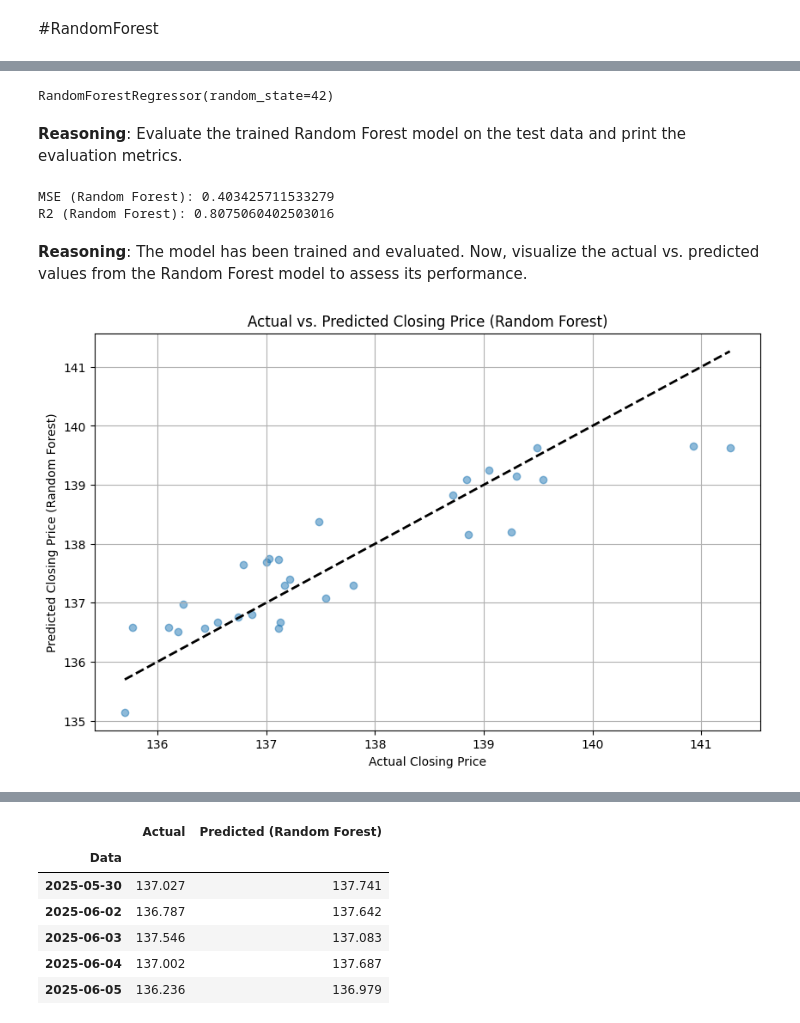
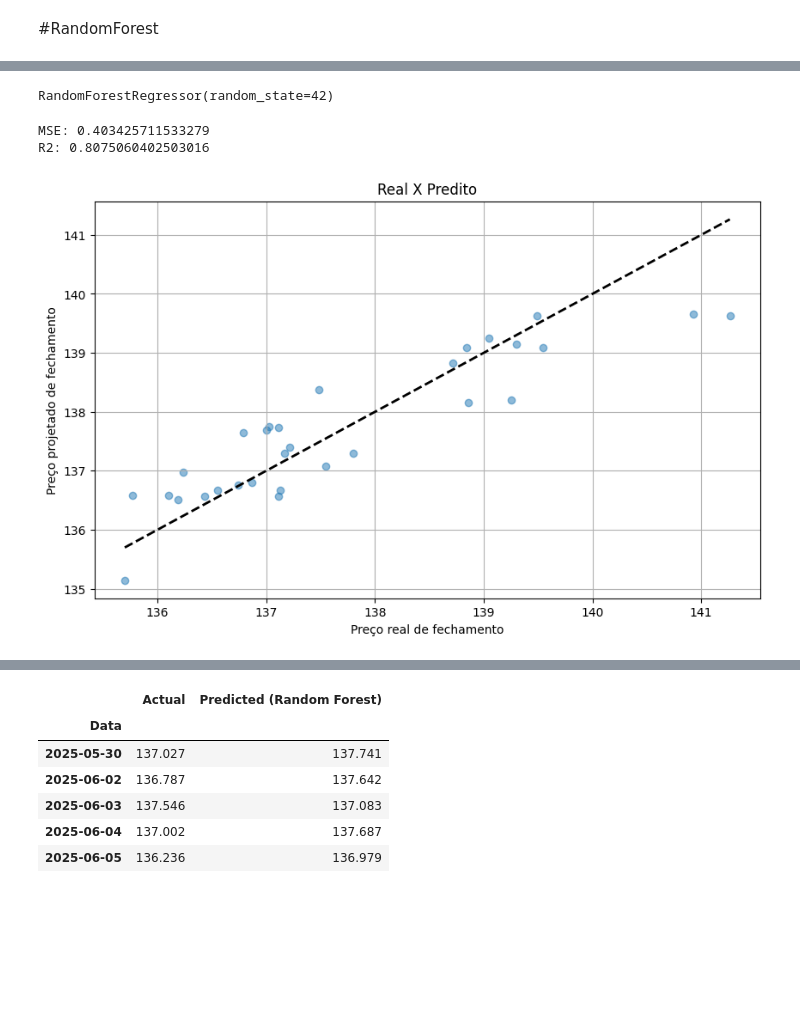
Before and after one commit to RodrigoVolpiano/Tech_Challenge_Fase_2, a Jupyter notebook: Tech_Challenge_2.ipynb, the cells around one changed output, grey strips where cells are left out. Cells and saved outputs as stored; diff of their text form; code cells hidden in the pictures; blank space fills up the shorter version.

```diff
--- a/Tech_Challenge_2.ipynb
+++ b/Tech_Challenge_2.ipynb
@@ -598,45 +398,33 @@ Train a Random Forest regression model using the training data.
-# %%
-from sklearn.ensemble import RandomForestRegressor
-
-# Instantiate a RandomForestRegressor object
-rf_model = RandomForestRegressor(n_estimators=100, random_state=42)
-
-# Fit the Random Forest model to the training data
-rf_model.fit(X_train, y_train)
-# %% [output]
-RandomForestRegressor(random_state=42)
-# %% [markdown]
-**Reasoning**:
-Evaluate the trained Random Forest model on the test data and print the evaluation metrics.
+# %%
+# Definindo o random forest como o modelo de regressão
+rf_model = RandomForestRegressor(n_estimators=100, random_state=42)
+
+# Treinando o modelo
+rf_model.fit(X_train, y_train)
+# %% [output]
+RandomForestRegressor(random_state=42)
 # %%
-from sklearn.metrics import mean_squared_error, r2_score
-
-# Predict on the test data
+# Criando a predição na base de teste
 y_pred_rf = rf_model.predict(X_test)
 
-# Evaluate the model
+# Testando a efetividade do modelo
 mse_rf = mean_squared_error(y_test, y_pred_rf)
 r2_rf = r2_score(y_test, y_pred_rf)
 
-print(f'MSE (Random Forest): {mse_rf}')
-print(f'R2 (Random Forest): {r2_rf}')
+print(f'MSE: {mse_rf}')
+print(f'R2: {r2_rf}')
 # %% [output]
-MSE (Random Forest): 0.403425711533279
-R2 (Random Forest): 0.8075060402503016
+MSE: 0.403425711533279
+R2: 0.8075060402503016
-# %% [markdown]
-**Reasoning**:
-The model has been trained and evaluated. Now, visualize the actual vs. predicted values from the Random Forest model to assess its performance.
 # %%
-import matplotlib.pyplot as plt
-
-# Visualize the results
+# Visualizando os resultados
 plt.figure(figsize=(10, 6))
 plt.scatter(y_test, y_pred_rf, alpha=0.5)
-plt.xlabel('Actual Closing Price')
-plt.ylabel('Predicted Closing Price (Random Forest)')
-plt.title('Actual vs. Predicted Closing Price (Random Forest)')
-plt.plot([y_test.min(), y_test.max()], [y_test.min(), y_test.max()], 'k--', lw=2) # Linea de referencia
+plt.xlabel('Preço real de fechamento')
+plt.ylabel('Preço projetado de fechamento')
+plt.title('Real X Predito')
+plt.plot([y_test.min(), y_test.max()], [y_test.min(), y_test.max()], 'k--', lw=2) # Linha de referência
 plt.grid(True)
 plt.show()
 # %% [output]
-[figure, old version]
+[figure, new version]
```
Also changed, not shown: parts of 34 cells of this notebook.
